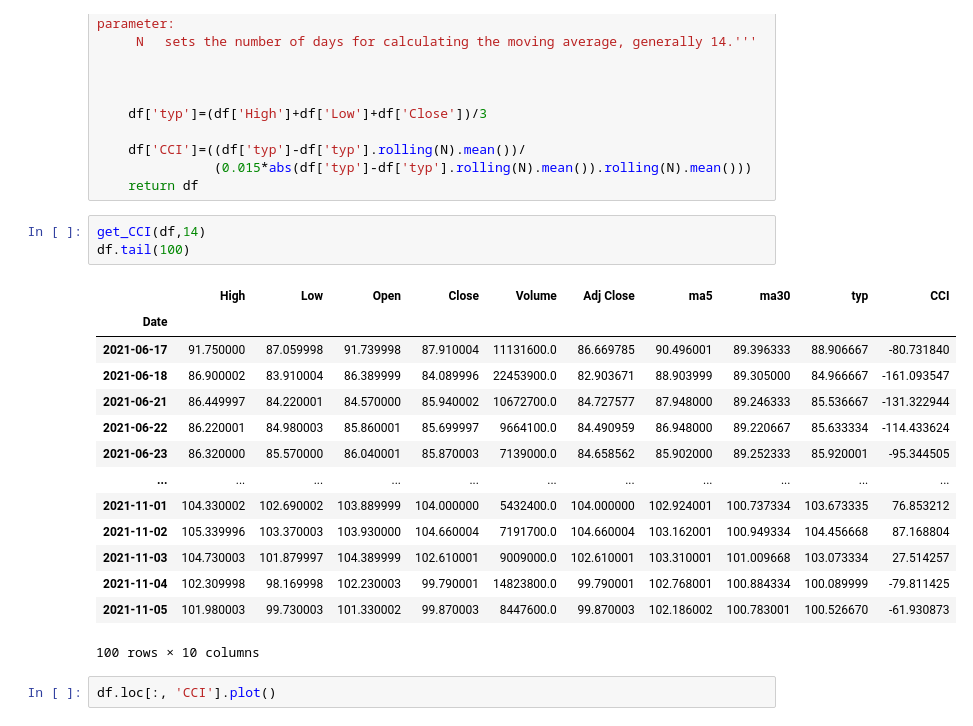
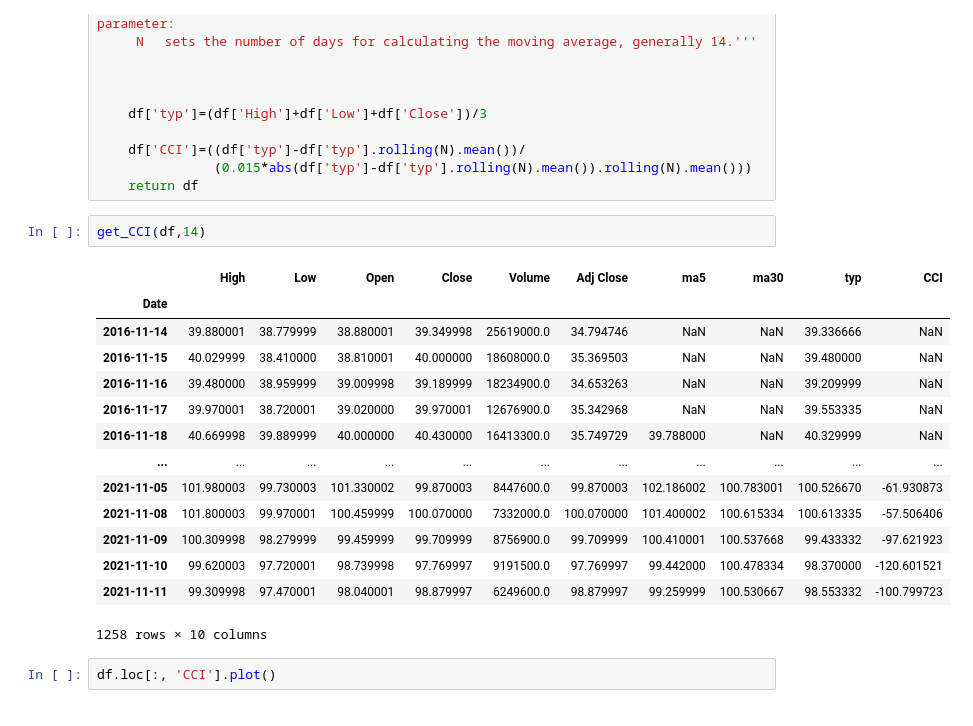
Before and after one commit to jonpage3/stocks_project, a Jupyter notebook: yf.ipynb, the cells around one changed output. Saved outputs shown, nothing was run; the diff lists cells and outputs as text.

```diff
--- a/yf.ipynb
+++ b/yf.ipynb
@@ -128,22 +129,21 @@ parameter:
     return df
 # %%
 get_CCI(df,14)
-df.tail(100)
 # %% [output]
 |  | High | Low | Open | Close | Volume | Adj Close | ma5 | ma30 | typ | CCI |
 | Date |  |  |  |  |  |  |  |  |  |  |
-| 2021-06-17 | 91.750000 | 87.059998 | 91.739998 | 87.910004 | 11131600.0 | 86.669785 | 90.496001 | 89.396333 | 88.906667 | -80.731840 |
-| 2021-06-18 | 86.900002 | 83.910004 | 86.389999 | 84.089996 | 22453900.0 | 82.903671 | 88.903999 | 89.305000 | 84.966667 | -161.093547 |
-| 2021-06-21 | 86.449997 | 84.220001 | 84.570000 | 85.940002 | 10672700.0 | 84.727577 | 87.948000 | 89.246333 | 85.536667 | -131.322944 |
-| 2021-06-22 | 86.220001 | 84.980003 | 85.860001 | 85.699997 | 9664100.0 | 84.490959 | 86.948000 | 89.220667 | 85.633334 | -114.433624 |
-| 2021-06-23 | 86.320000 | 85.570000 | 86.040001 | 85.870003 | 7139000.0 | 84.658562 | 85.902000 | 89.252333 | 85.920001 | -95.344505 |
+| 2016-11-14 | 39.880001 | 38.779999 | 38.880001 | 39.349998 | 25619000.0 | 34.794746 | NaN | NaN | 39.336666 | NaN |
+| 2016-11-15 | 40.029999 | 38.410000 | 38.810001 | 40.000000 | 18608000.0 | 35.369503 | NaN | NaN | 39.480000 | NaN |
+| 2016-11-16 | 39.480000 | 38.959999 | 39.009998 | 39.189999 | 18234900.0 | 34.653263 | NaN | NaN | 39.209999 | NaN |
+| 2016-11-17 | 39.970001 | 38.720001 | 39.020000 | 39.970001 | 12676900.0 | 35.342968 | NaN | NaN | 39.553335 | NaN |
+| 2016-11-18 | 40.669998 | 39.889999 | 40.000000 | 40.430000 | 16413300.0 | 35.749729 | 39.788000 | NaN | 40.329999 | NaN |
 | ... | ... | ... | ... | ... | ... | ... | ... | ... | ... | ... |
-| 2021-11-01 | 104.330002 | 102.690002 | 103.889999 | 104.000000 | 5432400.0 | 104.000000 | 102.924001 | 100.737334 | 103.673335 | 76.853212 |
-| 2021-11-02 | 105.339996 | 103.370003 | 103.930000 | 104.660004 | 7191700.0 | 104.660004 | 103.162001 | 100.949334 | 104.456668 | 87.168804 |
-| 2021-11-03 | 104.730003 | 101.879997 | 104.389999 | 102.610001 | 9009000.0 | 102.610001 | 103.310001 | 101.009668 | 103.073334 | 27.514257 |
-| 2021-11-04 | 102.309998 | 98.169998 | 102.230003 | 99.790001 | 14823800.0 | 99.790001 | 102.768001 | 100.884334 | 100.089999 | -79.811425 |
 | 2021-11-05 | 101.980003 | 99.730003 | 101.330002 | 99.870003 | 8447600.0 | 99.870003 | 102.186002 | 100.783001 | 100.526670 | -61.930873 |
+| 2021-11-08 | 101.800003 | 99.970001 | 100.459999 | 100.070000 | 7332000.0 | 100.070000 | 101.400002 | 100.615334 | 100.613335 | -57.506406 |
+| 2021-11-09 | 100.309998 | 98.279999 | 99.459999 | 99.709999 | 8756900.0 | 99.709999 | 100.410001 | 100.537668 | 99.433332 | -97.621923 |
+| 2021-11-10 | 99.620003 | 97.720001 | 98.739998 | 97.769997 | 9191500.0 | 97.769997 | 99.442000 | 100.478334 | 98.370000 | -120.601521 |
+| 2021-11-11 | 99.309998 | 97.470001 | 98.040001 | 98.879997 | 6249600.0 | 98.879997 | 99.259999 | 100.530667 | 98.553332 | -100.799723 |
-100 rows × 10 columns
+1258 rows × 10 columns
 # %%
 df.loc[:, 'CCI'].plot()
 # %% [output]
```
Also changed, not shown: parts of 14 cells of this notebook, 5 other files.
